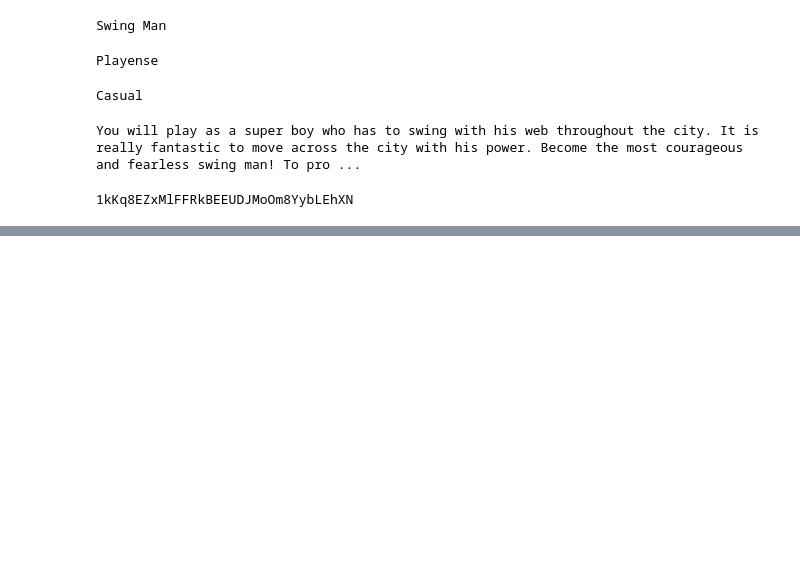
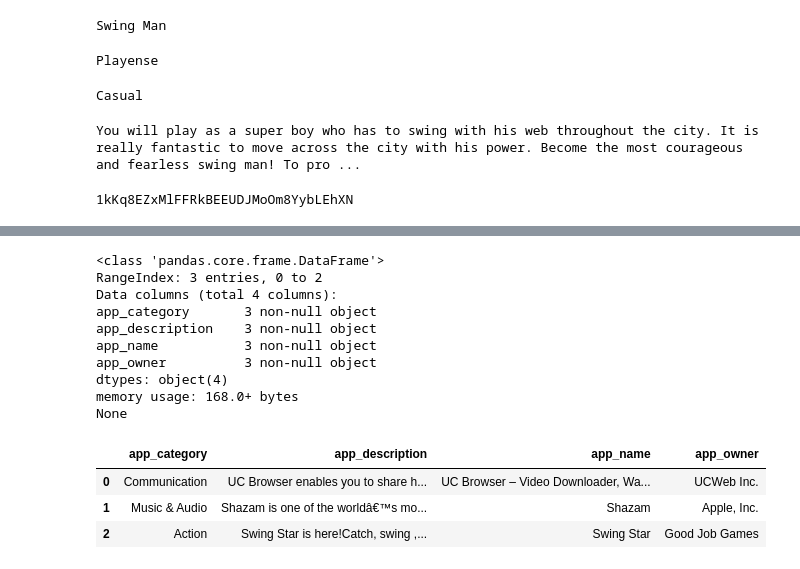
Before and after one commit to ThejaswiniNayak/Recommenders, a Jupyter notebook: PlayStore_Scraping.ipynb, the cells around one changed output, grey strips where cells are left out. Cells and saved outputs as stored; diff of their text form; code cells hidden in the pictures; blank space fills up the shorter version.

```diff
--- a/PlayStore_Scraping.ipynb
+++ b/PlayStore_Scraping.ipynb
@@ -59,4 +59,4 @@ print (id) # Verify that you have everything after '='
 import pandas as pd
 downloaded = drive.CreateFile({'id':id})
 downloaded.GetContentFile('Applist.csv')
-df3 = pd.read_csv('Applist.csv')
+App_data = pd.read_csv('Applist.csv')
@@ -68,0 +63,4 @@ df3.head(2)
+# %%
+App_data['play_store_link']='https://play.google.com/store/apps/details?id='+App_data['App_Package']
+App_data=App_data.drop(['App_Package'], axis=1)
+App_data.head(2)
@@ -68,0 +71,19 @@ df3.head(2)
+# %%
+#List of variables used
+app_name = []
+app_owner = []
+app_category = []
+app_description = []
+from bs4 import BeautifulSoup
+for i in range(4):
+  link=App_data['play_store_link'].iloc[i]
+  page = urllib2.urlopen(link)
+  soup = BeautifulSoup(page)
+  name=soup.find('h1',attrs={"class":"AHFaub"}).find('span').text
+  app_name.append(name)
+  owner=soup.find('div',attrs={"class":"qQKdcc"}).find('span').find('a').text
+  app_owner.append(owner)
+  category=soup.find('a',attrs={"itemprop":"genre"}).text
+  app_category.append(category)
+  description=soup.find('div',attrs={"jsname":"sngebd"}).text
+  app_description.append(description)
@@ -68,0 +142,23 @@ df3.head(2)
+# %%
+test_df = pd.DataFrame({'app_name': app_name,
+'app_owner': app_owner,
+'app_category': app_category,
+'app_description': app_description
+})
+print(test_df.info())
+test_df
+# %% [output]
+<class 'pandas.core.frame.DataFrame'>
+RangeIndex: 3 entries, 0 to 2
+Data columns (total 4 columns):
+app_category       3 non-null object
+app_description    3 non-null object
+app_name           3 non-null object
+app_owner          3 non-null object
+dtypes: object(4)
+memory usage: 168.0+ bytes
+None
+|  | app_category | app_description | app_name | app_owner |
+| 0 | Communication | UC Browser enables you to share h... | UC Browser – Video Downloader, Wa... | UCWeb Inc. |
+| 1 | Music & Audio | Shazam is one of the worldâ€™s mo... | Shazam | Apple, Inc. |
+| 2 | Action | Swing Star is here!Catch, swing ,... | Swing Star | Good Job Games |
```
Also changed, not shown: parts of 9 cells of this notebook.
